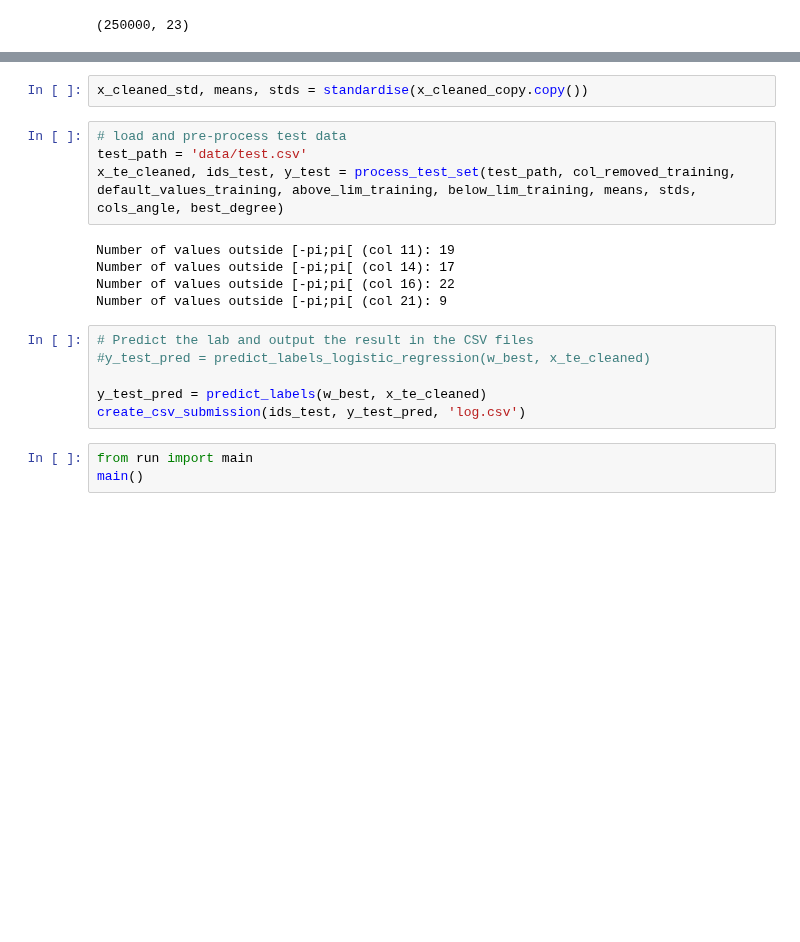
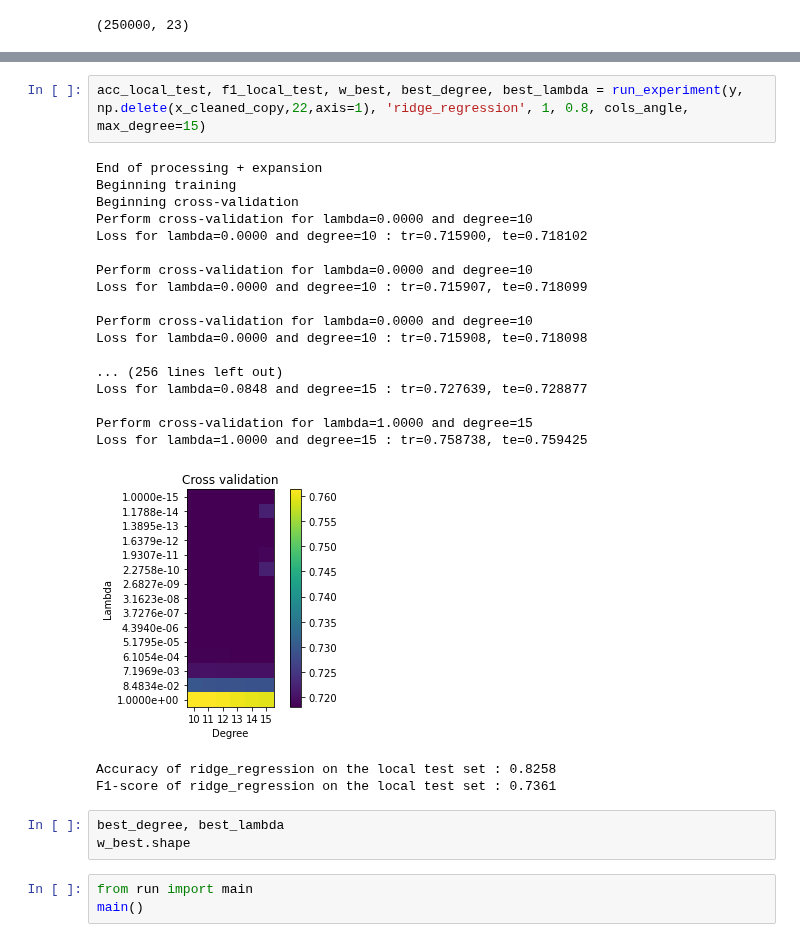
Before and after one commit to CS-433/ml-project-1-teamphilippe, a Jupyter notebook: project1.ipynb, the cells around one changed output, grey strips where cells are left out. Drawn from its saved outputs; the diff is of its cells as text; blank space fills up the shorter version.

```diff
--- a/project1.ipynb
+++ b/project1.ipynb
@@ -172,20 +144,29 @@ w_best.shape
-# %%
-x_cleaned_std, means, stds = standardise(x_cleaned_copy.copy())
-# %%
-# load and pre-process test data
-test_path = 'data/test.csv'
-x_te_cleaned, ids_test, y_test = process_test_set(test_path, col_removed_training, default_values_training, above_lim_training, below_lim_training, means, stds, cols_angle, best_degree)
-# %% [output]
-Number of values outside [-pi;pi[ (col 11): 19
-Number of values outside [-pi;pi[ (col 14): 17
-Number of values outside [-pi;pi[ (col 16): 22
-Number of values outside [-pi;pi[ (col 21): 9
-# %%
-# Predict the lab and output the result in the CSV files
-#y_test_pred = predict_labels_logistic_regression(w_best, x_te_cleaned)
-
-y_test_pred = predict_labels(w_best, x_te_cleaned)
-create_csv_submission(ids_test, y_test_pred, 'log.csv')
+# %%
+acc_local_test, f1_local_test, w_best, best_degree, best_lambda = run_experiment(y, np.delete(x_cleaned_copy,22,axis=1), 'ridge_regression', 1, 0.8, cols_angle, max_degree=15)
+# %% [output]
+End of processing + expansion
+Beginning training
+Beginning cross-validation
+Perform cross-validation for lambda=0.0000 and degree=10
+Loss for lambda=0.0000 and degree=10 : tr=0.715900, te=0.718102
+
+Perform cross-validation for lambda=0.0000 and degree=10
+Loss for lambda=0.0000 and degree=10 : tr=0.715907, te=0.718099
+
+Perform cross-validation for lambda=0.0000 and degree=10
+Loss for lambda=0.0000 and degree=10 : tr=0.715908, te=0.718098
+
+... (256 lines left out)
+Loss for lambda=0.0848 and degree=15 : tr=0.727639, te=0.728877
+
+Perform cross-validation for lambda=1.0000 and degree=15
+Loss for lambda=1.0000 and degree=15 : tr=0.758738, te=0.759425
+[figure, added]
+Accuracy of ridge_regression on the local test set : 0.8258
+F1-score of ridge_regression on the local test set : 0.7361
+# %%
+best_degree, best_lambda
+w_best.shape
 # %%
 from run import main
 main()
```
Also changed, not shown: parts of 6 cells of this notebook, 8 other files.
